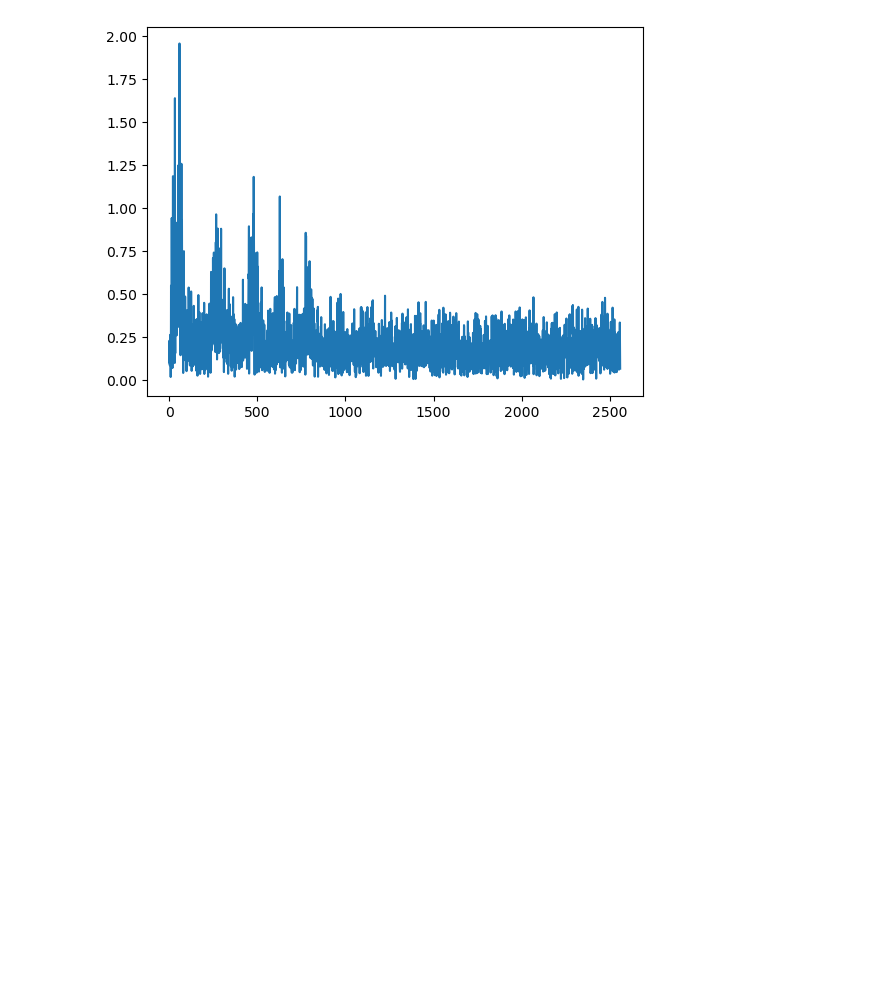
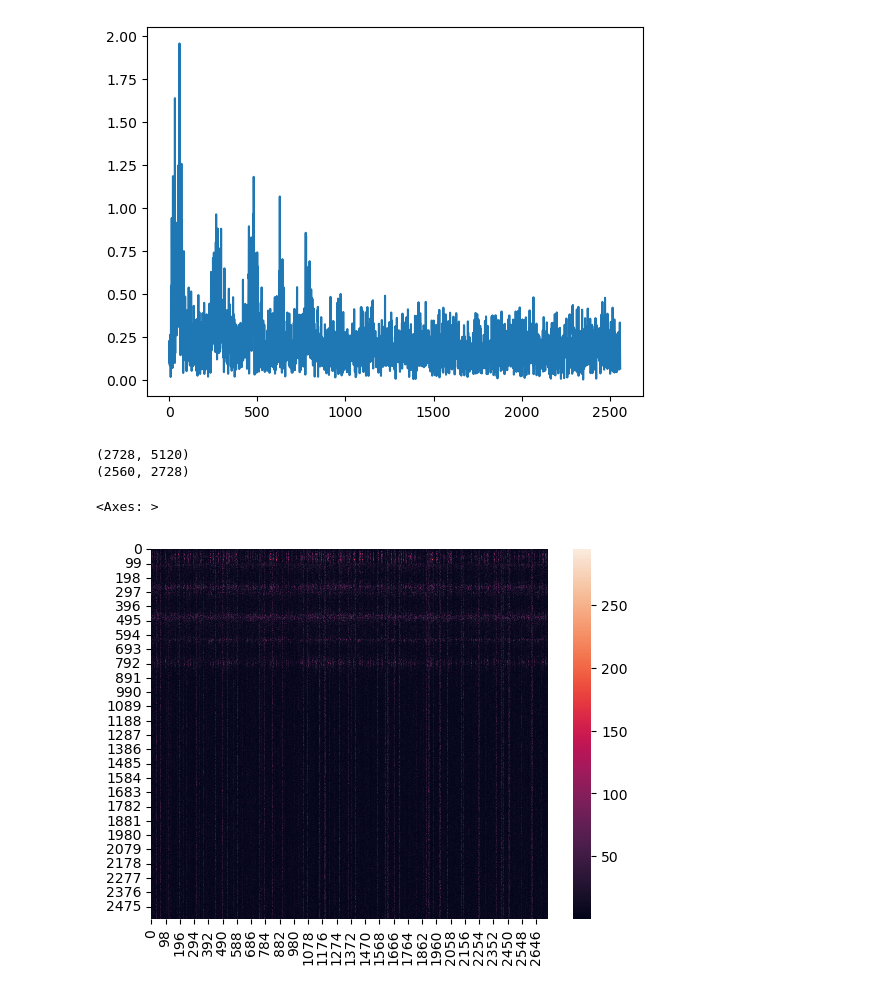
Before and after one commit to BearNord/TFC-pretraining, a Jupyter notebook: data_visualization.ipynb, the cells around one changed output. Cells and saved outputs as stored; diff of their text form; code cells hidden in the pictures; blank space fills up the shorter version.

```diff
--- a/data_visualization.ipynb
+++ b/data_visualization.ipynb
@@ -97,3 +107,17 @@ N:  5120
 [[0.10208437 0.22821165 0.10907945 ... 0.33362403 0.16848411 0.06513345]]
 [<matplotlib.lines.Line2D at 0x...>]
 [figure]
+# %%
+from seaborn import heatmap
+freq_samples = fft(time_samples)
+freq_samples = freq_samples.reshape(freq_samples.shape[0],freq_samples.shape[2])
+print(freq_samples.shape)
+freq_samples = np.abs(freq_samples[:,0:N//2])
+freq_samples = freq_samples.transpose((1,0))
+print(freq_samples.shape)
+display(heatmap(freq_samples))
+# %% [output]
+(2728, 5120)
+(2560, 2728)
+<Axes: >
+[figure, added]
```
Also changed, not shown: parts of 15 cells of this notebook, 15 other files.
